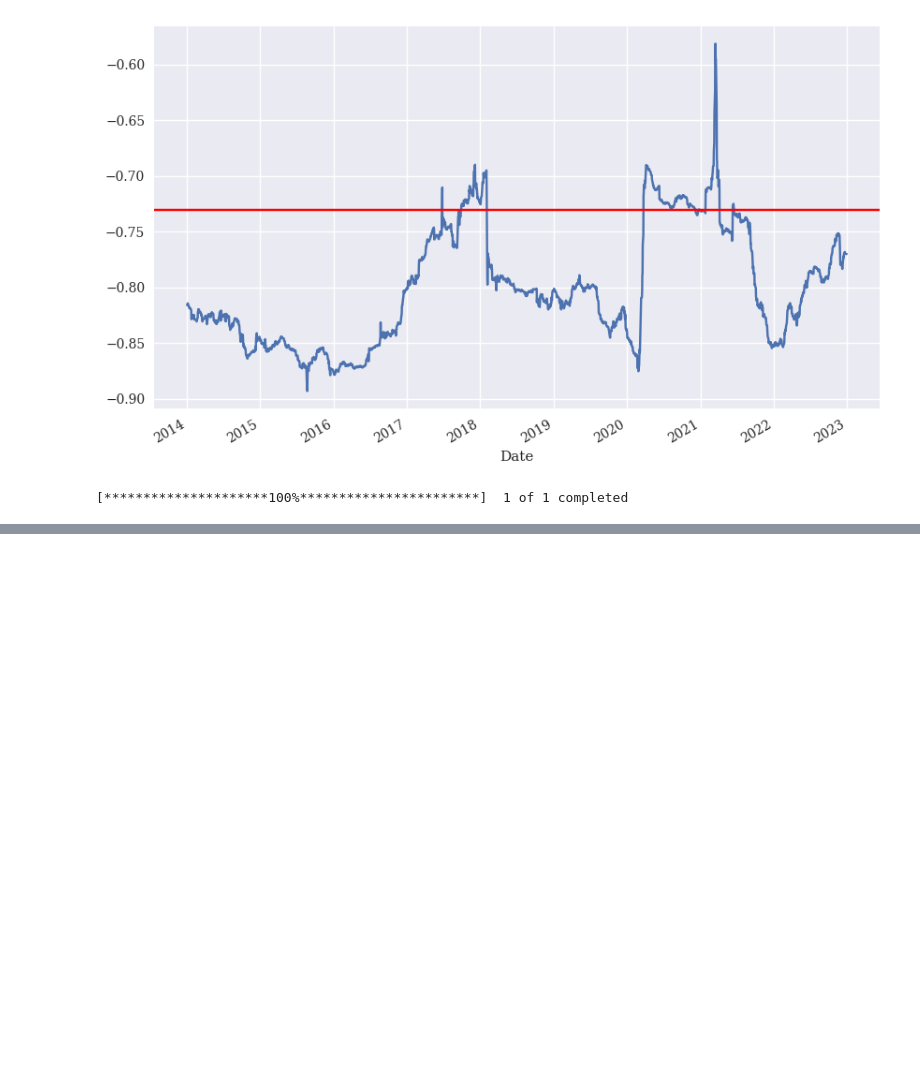
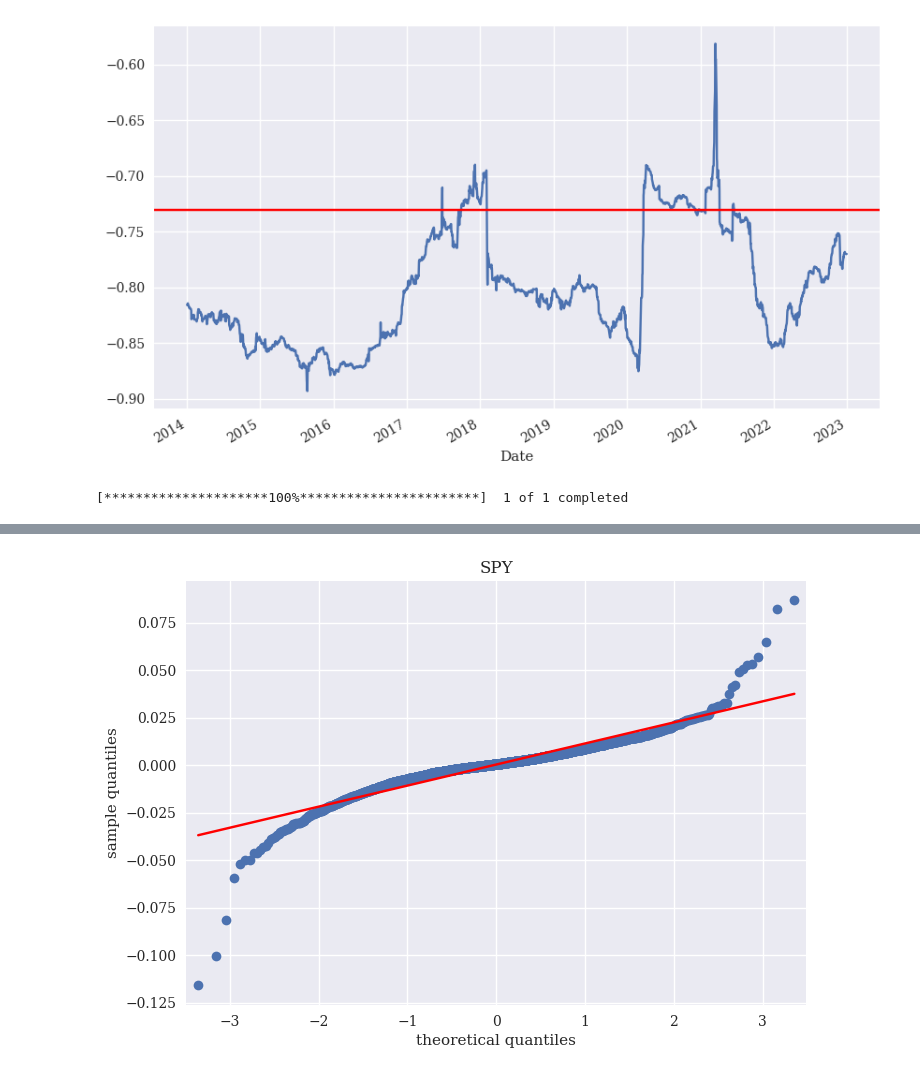
Before and after one commit to MartinKasak/Python_Finance_Numpy_Pandas, a Jupyter notebook: Python Finance.ipynb, the cells around one changed output, grey strips where cells are left out. Cells and saved outputs as stored; diff of their text form; code cells hidden in the pictures; blank space fills up the shorter version.

Commit message:
erinevad väärtused, skew, kurtosis,statsmodel

```diff
--- a/Python Finance.ipynb
+++ b/Python Finance.ipynb
@@ -385,0 +454,8 @@ df_multiple_symbols['Mid'].plot(figsize=(12, 6));
+# %%
+import statsmodels.api as sm
+sm.qqplot(log_returns['SPY'].dropna(), line='s')
+plt.title('SPY')
+plt.xlabel('theoretical quantiles')
+plt.ylabel('sample quantiles');
+# %% [output]
+[figure, added]
```
Also changed, not shown: parts of 14 cells of this notebook.
